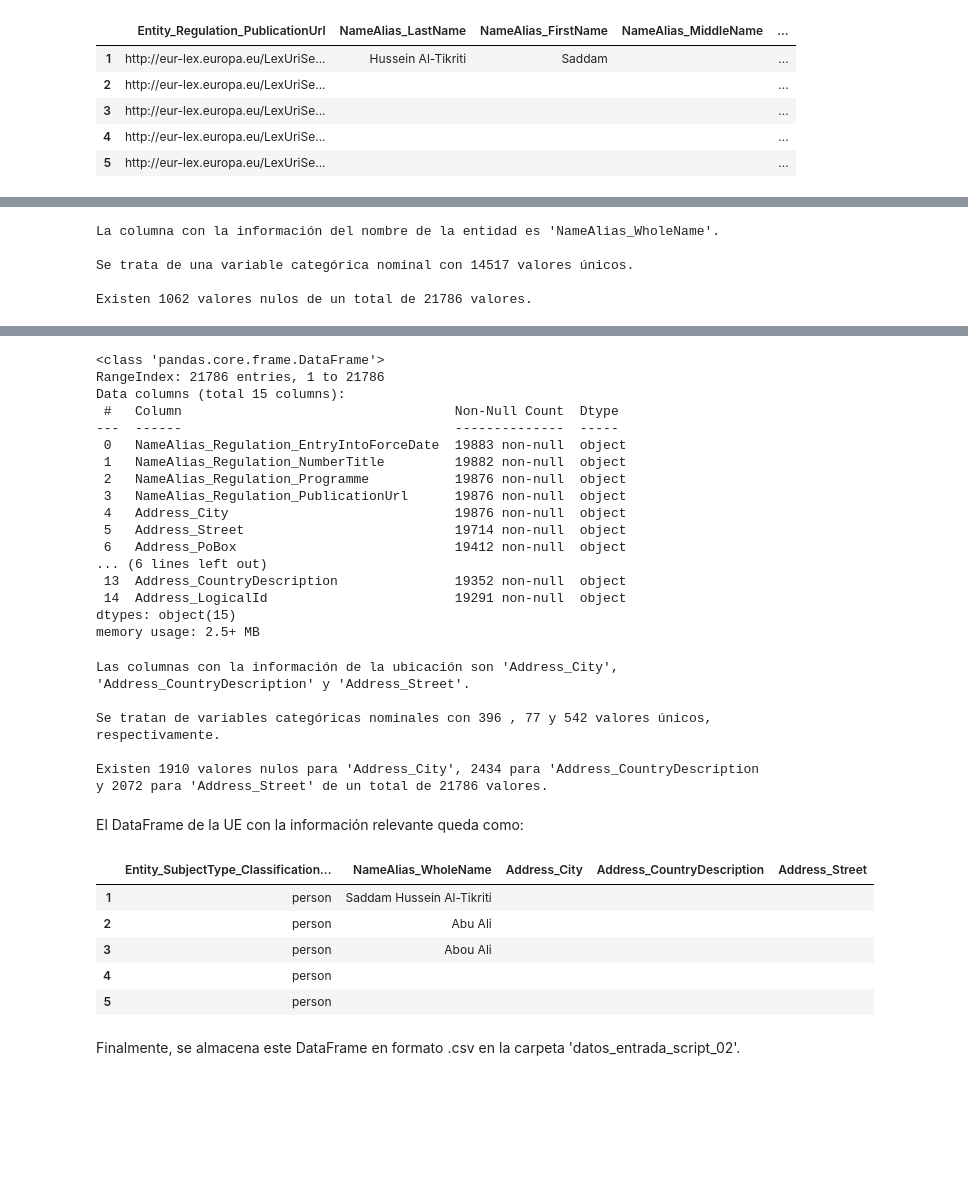
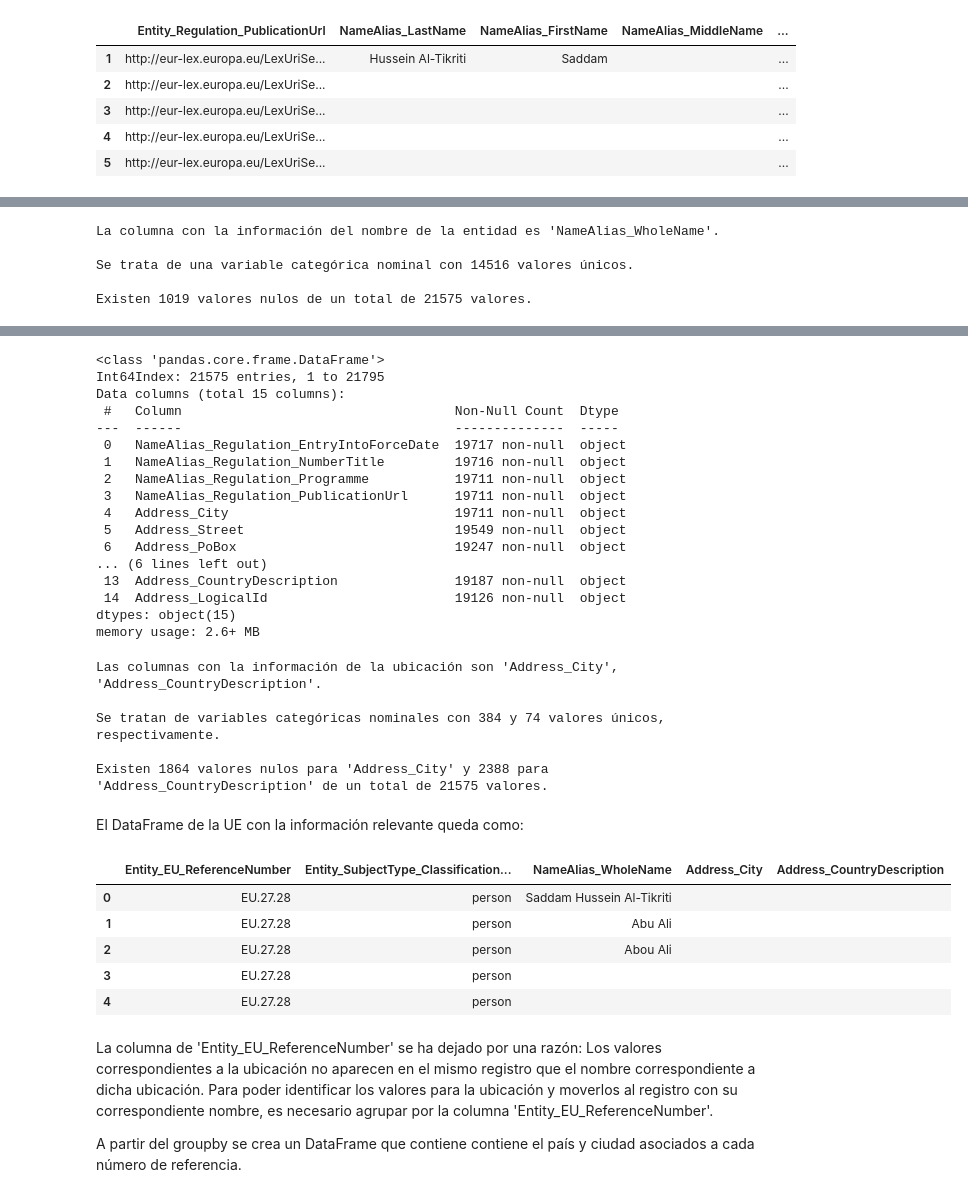
Before and after one commit to Chanalber/TFM, a Jupyter notebook: Código y datos/01_extraer_datos.ipynb, the cells around one changed output, grey strips where cells are left out. Drawn from its saved outputs; the diff is of its cells as text; code cells hidden in the pictures; blank space fills up the shorter version.

```diff
--- a/Código y datos/01_extraer_datos.ipynb
+++ b/Código y datos/01_extraer_datos.ipynb
@@ -206,0 +279,10 @@ Existen 1019 valores nulos de un total de 21786 valores.
+# %%
+warnings.filterwarnings("ignore")
+
+df_ue.replace({None:'0'},inplace=True)
+
+df_ue.drop(df_ue[(df_ue['Entity_SubjectType_ClassificationCode']!='person')&
+          (df_ue['Entity_SubjectType_ClassificationCode']!='enterprise')&
+          (df_ue['Entity_SubjectType_ClassificationCode']!='0')].index, inplace=True)
+
+df_ue.replace({'0':np.nan},inplace=True)
@@ -245,9 +331,9 @@ print("Existen",df_ue['NameAlias_WholeName'].isnull().tolist().count(True),
 # %% [output]
 La columna con la información del nombre de la entidad es 'NameAlias_WholeName'.
 
-Se trata de una variable categórica nominal con 14517 valores únicos.
+Se trata de una variable categórica nominal con 14516 valores únicos.
 
-Existen 1062 valores nulos de un total de 21786 valores.
+Existen 1019 valores nulos de un total de 21575 valores.
 # %%
 df_ue_30_45 = df_ue.iloc[:,30:45]
 df_ue_30_45.head()
@@ -262,51 +348,48 @@ df_ue_30_45.head()
 df_ue_30_45.info()
 # %% [output]
 <class 'pandas.core.frame.DataFrame'>
-RangeIndex: 21786 entries, 1 to 21786
+Int64Index: 21575 entries, 1 to 21795
 Data columns (total 15 columns):
  #   Column                                   Non-Null Count  Dtype
 ---  ------                                   --------------  -----
- 0   NameAlias_Regulation_EntryIntoForceDate  19883 non-null  object
- 1   NameAlias_Regulation_NumberTitle         19882 non-null  object
- 2   NameAlias_Regulation_Programme           19876 non-null  object
- 3   NameAlias_Regulation_PublicationUrl      19876 non-null  object
- 4   Address_City                             19876 non-null  object
- 5   Address_Street                           19714 non-null  object
- 6   Address_PoBox                            19412 non-null  object
+ 0   NameAlias_Regulation_EntryIntoForceDate  19717 non-null  object
+ 1   NameAlias_Regulation_NumberTitle         19716 non-null  object
+ 2   NameAlias_Regulation_Programme           19711 non-null  object
+ 3   NameAlias_Regulation_PublicationUrl      19711 non-null  object
+ 4   Address_City                             19711 non-null  object
+ 5   Address_Street                           19549 non-null  object
+ 6   Address_PoBox                            19247 non-null  object
 ... (6 lines left out)
- 13  Address_CountryDescription               19352 non-null  object
- 14  Address_LogicalId                        19291 non-null  object
+ 13  Address_CountryDescription               19187 non-null  object
+ 14  Address_LogicalId                        19126 non-null  object
 dtypes: object(15)
-memory usage: 2.5+ MB
+memory usage: 2.6+ MB
 # %%
-print("Las columnas con la información de la ubicación son 'Address_City', 'Address_CountryDescription' y 'Address_Street'.\n")
+print("Las columnas con la información de la ubicación son 'Address_City', 'Address_CountryDescription'.\n")
 
 print("Se tratan de variables categóricas nominales con",
-      len(df_ue['Address_City'].unique()),',',len(df_ue['Address_CountryDescription'].unique()),'y',
-      len(df_ue['Address_Street'].unique()),"valores únicos, respectivamente.\n")
+      len(df_ue['Address_City'].unique()),'y',len(df_ue['Address_CountryDescription'].unique()),
+      "valores únicos, respectivamente.\n")
 
 print("Existen",df_ue['Address_City'].isnull().tolist().count(True),
-      "valores nulos para 'Address_City',",df_ue['Address_CountryDescription'].isnull().tolist().count(True),
-      "para 'Address_CountryDescription y",df_ue['Address_Street'].isnull().tolist().count(True),
-      "para 'Address_Street' de un total de",len(df_ue),"valores.")
+      "valores nulos para 'Address_City' y",df_ue['Address_CountryDescription'].isnull().tolist().count(True),
+      "para 'Address_CountryDescription' de un total de",len(df_ue),"valores.")
 # %% [output]
-Las columnas con la información de la ubicación son 'Address_City', 'Address_CountryDescription' y 'Address_Street'.
+Las columnas con la información de la ubicación son 'Address_City', 'Address_CountryDescription'.
 
-Se tratan de variables categóricas nominales con 396 , 77 y 542 valores únicos, respectivamente.
+Se tratan de variables categóricas nominales con 384 y 74 valores únicos, respectivamente.
 
-Existen 1910 valores nulos para 'Address_City', 2434 para 'Address_CountryDescription y 2072 para 'Address_Street' de un total de 21786 valores.
+Existen 1864 valores nulos para 'Address_City' y 2388 para 'Address_CountryDescription' de un total de 21575 valores.
 # %% [markdown]
 El DataFrame de la UE con la información relevante queda como:
 # %%
-df_ue = df_ue.loc[:,['Entity_SubjectType_ClassificationCode','NameAlias_WholeName',
-                        'Address_City','Address_CountryDescription','Address_Street']]
+df_ue = df_ue.loc[:,['Entity_EU_ReferenceNumber','Entity_SubjectType_ClassificationCode','NameAlias_WholeName',
+                        'Address_City','Address_CountryDescription']].reset_index(drop=True)
 df_ue.head()
 # %% [output]
-|  | Entity_SubjectType_Classification... | NameAlias_WholeName | Address_City | Address_CountryDescription | Address_Street |
-| 1 | person | Saddam Hussein Al-Tikriti |  |  |  |
-| 2 | person | Abu Ali |  |  |  |
-| 3 | person | Abou Ali |  |  |  |
-| 4 | person |  |  |  |  |
-| 5 | person |  |  |  |  |
+|  | Entity_EU_ReferenceNumber | Entity_SubjectType_Classification... | NameAlias_WholeName | Address_City | Address_CountryDescription |
+| 0 | EU.27.28 | person | Saddam Hussein Al-Tikriti |  |  |
+| 1 | EU.27.28 | person | Abu Ali |  |  |
+| 2 | EU.27.28 | person | Abou Ali |  |  |
+| 3 | EU.27.28 | person |  |  |  |
+| 4 | EU.27.28 | person |  |  |  |
-# %% [markdown]
-Finalmente, se almacena este DataFrame en formato .csv en la carpeta 'datos_entrada_script_02'.
@@ -312,0 +398,4 @@ Finalmente, se almacena este DataFrame en formato .csv en la carpeta 'datos_entr
+# %% [markdown]
+La columna de 'Entity_EU_ReferenceNumber' se ha dejado por una razón: Los valores correspondientes a la ubicación no aparecen en el mismo registro que el nombre correspondiente a dicha ubicación. Para poder identificar los valores para la ubicación y moverlos al registro con su correspondiente nombre, es necesario agrupar por la columna 'Entity_EU_ReferenceNumber'.
+
+A partir del groupby se crea un DataFrame que contiene contiene el país y ciudad asociados a cada número de referencia.
```
Also changed, not shown: parts of 35 cells of this notebook, 18 other files.
